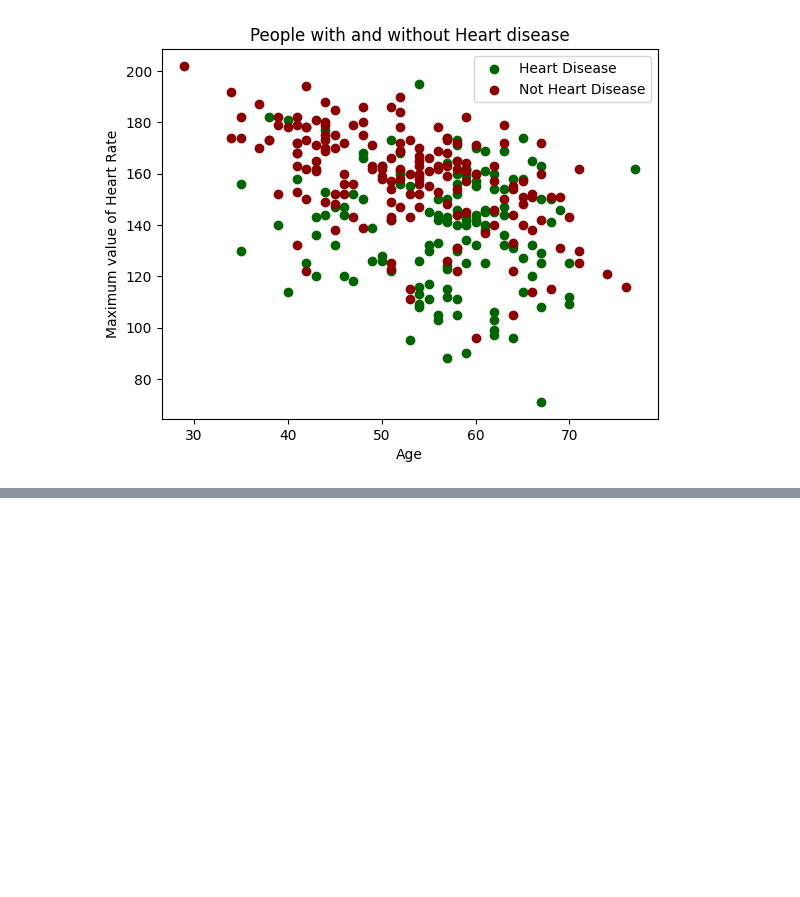
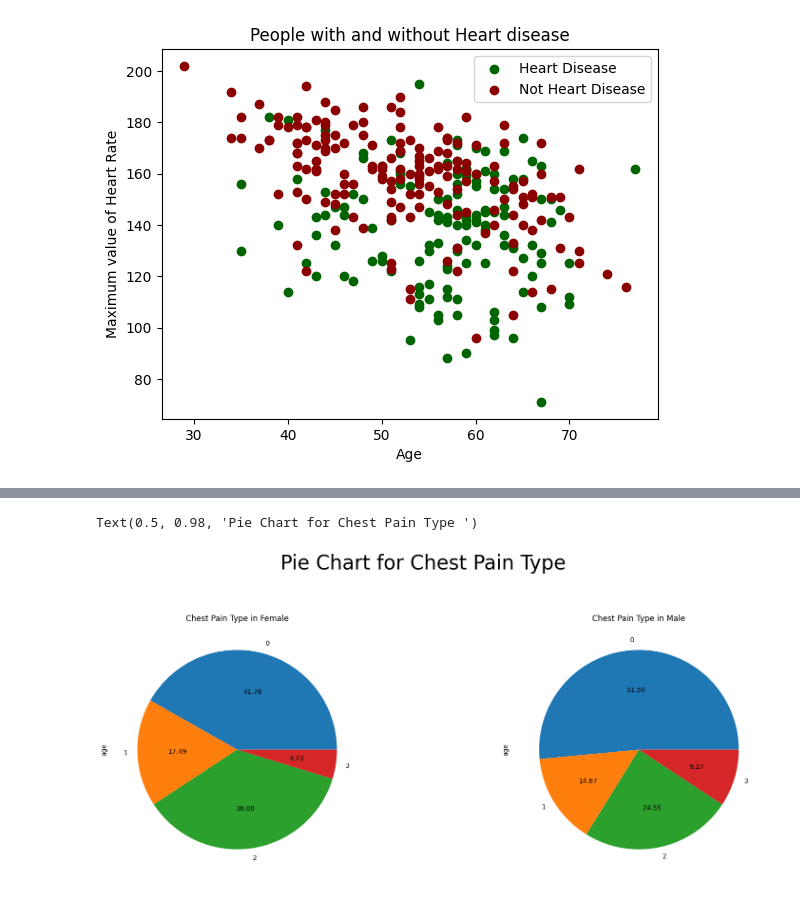
Before and after one commit to saiprasaad/Heart-Disease-Prediction, a Jupyter notebook: Project.ipynb, the cells around one changed output, grey strips where cells are left out. Cells and saved outputs as stored; diff of their text form; code cells hidden in the pictures; blank space fills up the shorter version.

```diff
--- a/Project.ipynb
+++ b/Project.ipynb
@@ -172,0 +178,19 @@ plt.show()
+# %%
+# Representation of people with Chest Pain Type with respect to gender
+grid = GridSpec(2, 2)
+
+plt.figure(1, figsize=(20,15))
+
+male_df = df[df['sex'] == 1]
+female_df = df[df['sex'] == 0]
+
+plt.subplot(grid[0, 0], aspect=1, title='Chest Pain Type in Female')
+female_df.age.groupby(female_df.cp).sum().plot(kind='pie',autopct='%.2f')
+
+plt.subplot(grid[0, 1], aspect=1, title='Chest Pain Type in Male')
+male_df.age.groupby(male_df.cp).sum().plot(kind='pie',autopct='%.2f')
+
+plt.suptitle('Pie Chart for Chest Pain Type ', fontsize=30)
+# %% [output]
+Text(0.5, 0.98, 'Pie Chart for Chest Pain Type ')
+[figure, added]
```
Also changed, not shown: parts of 7 cells of this notebook.
